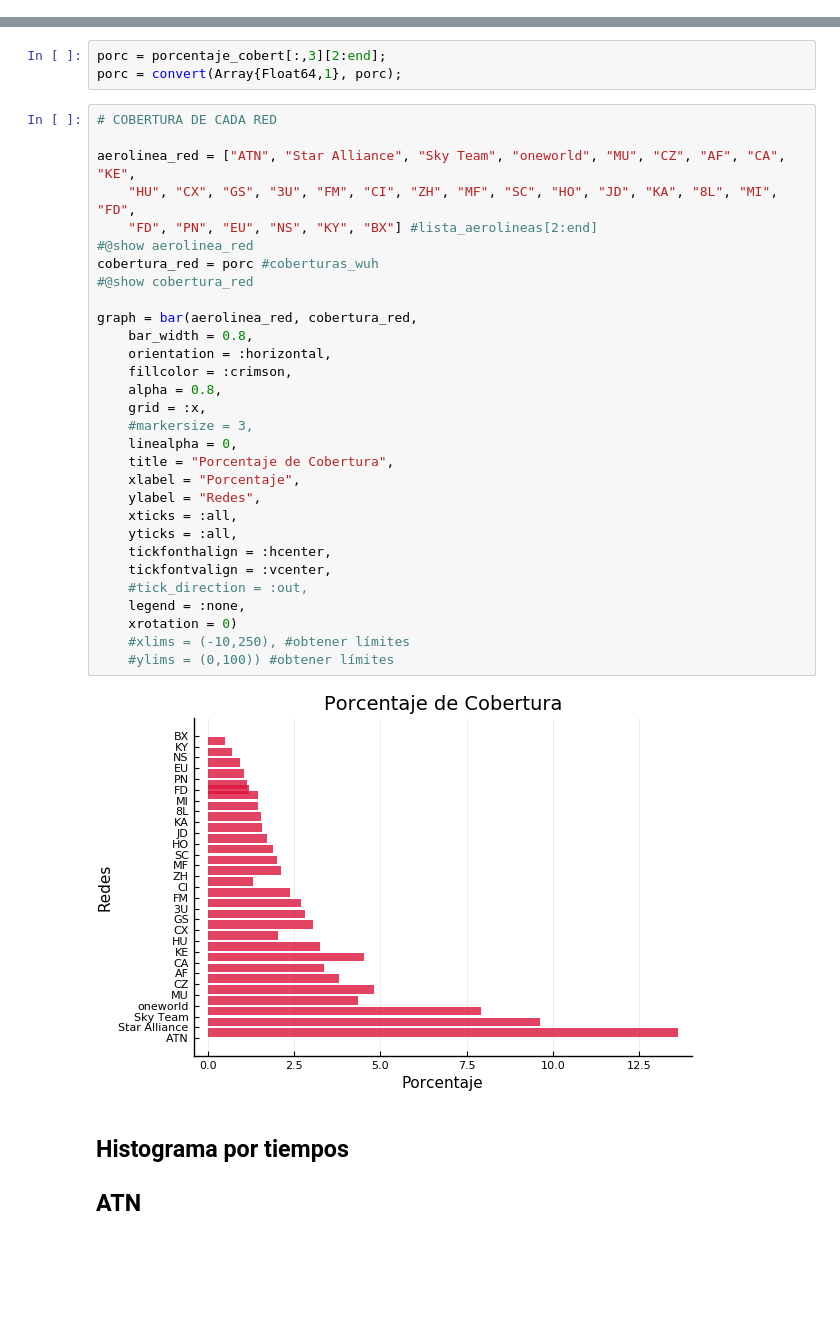
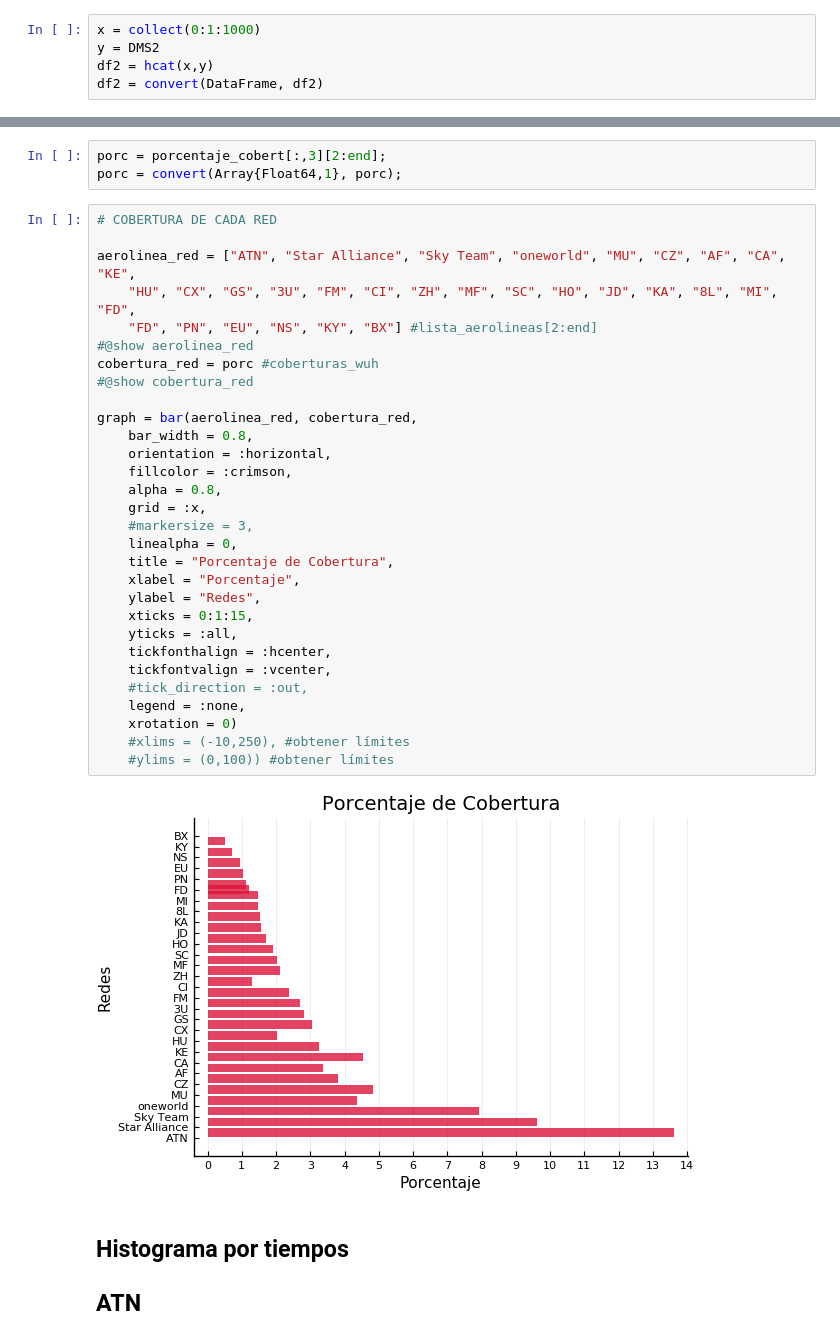
Before and after one commit to Yuriyama/Coronavirus, a Jupyter notebook: Graficas.ipynb, the cells around one changed output, grey strips where cells are left out. Saved outputs shown, nothing was run; the diff lists cells and outputs as text; blank space fills up the shorter version.

```diff
--- a/Graficas.ipynb
+++ b/Graficas.ipynb
@@ -154,0 +594,5 @@ Ls = []
+# %%
+x = collect(0:1:1000)
+y = DMS2
+df2 = hcat(x,y)
+df2 = convert(DataFrame, df2)
@@ -240,35 +1118,35 @@ porc = convert(Array{Float64,1}, porc);
 # %%
 # COBERTURA DE CADA RED
 
 aerolinea_red = ["ATN", "Star Alliance", "Sky Team", "oneworld", "MU", "CZ", "AF", "CA", "KE",
     "HU", "CX", "GS", "3U", "FM", "CI", "ZH", "MF", "SC", "HO", "JD", "KA", "8L", "MI", "FD",
     "FD", "PN", "EU", "NS", "KY", "BX"] #lista_aerolineas[2:end]
 #@show aerolinea_red
 cobertura_red = porc #coberturas_wuh
 #@show cobertura_red
 
 graph = bar(aerolinea_red, cobertura_red,
     bar_width = 0.8,
     orientation = :horizontal,
     fillcolor = :crimson,
     alpha = 0.8,
     grid = :x,
     #markersize = 3,
     linealpha = 0,
     title = "Porcentaje de Cobertura",
     xlabel = "Porcentaje",
     ylabel = "Redes",
-    xticks = :all,
+    xticks = 0:1:15,
     yticks = :all,
     tickfonthalign = :hcenter,
     tickfontvalign = :vcenter,
     #tick_direction = :out,
     legend = :none,
     xrotation = 0)
     #xlims = (-10,250), #obtener límites
     #ylims = (0,100)) #obtener límites
 # %% [output]
-[figure, old version]
+[figure, new version]
 # %% [markdown]
 ## Histograma por tiempos
 ## ATN
```
Also changed, not shown: parts of 53 cells of this notebook.
